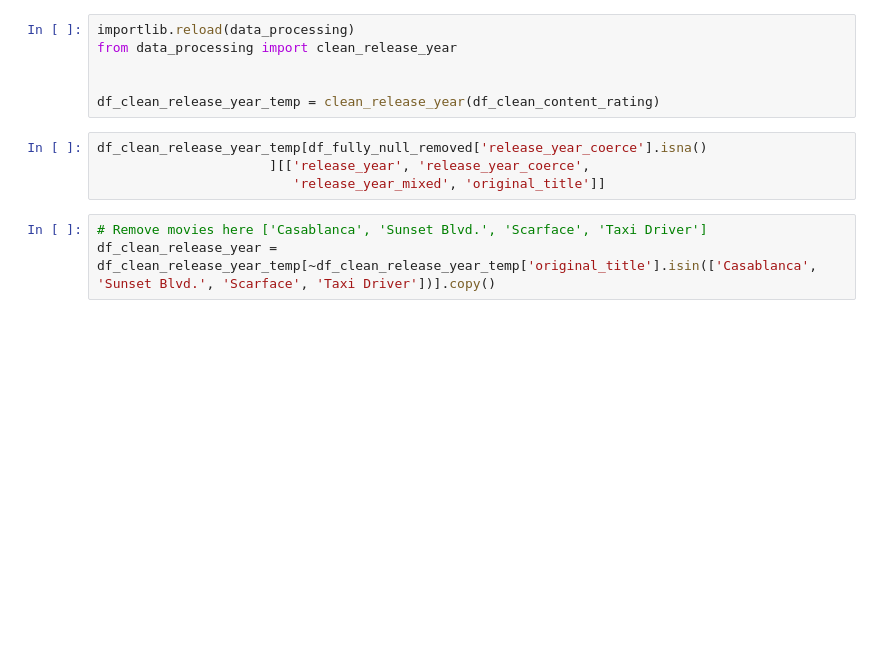
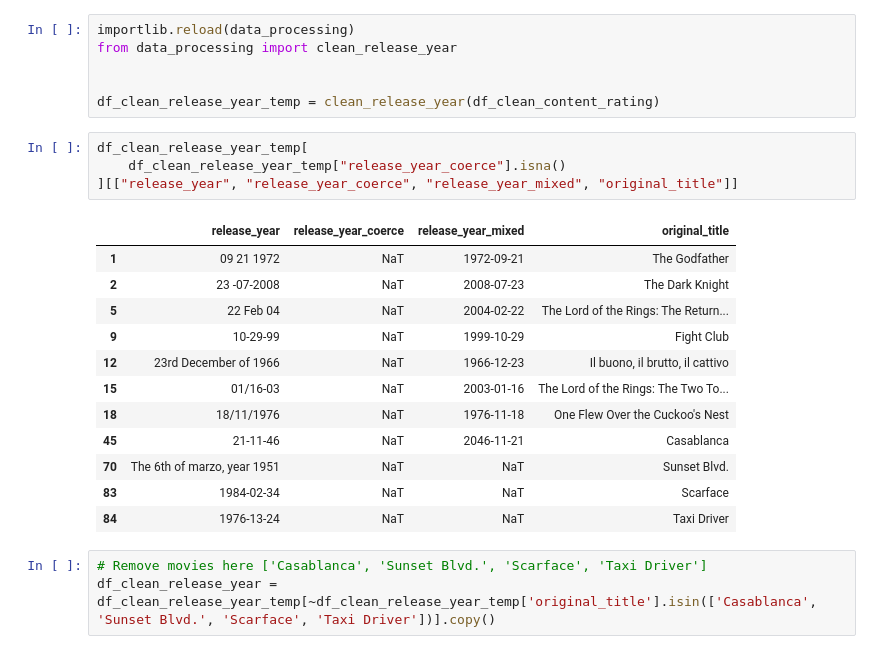
Before and after one commit to mkahlon20/introlpython, a Jupyter notebook: week_7_data_cleaning_matrix.ipynb, the cells around one changed output. Cells and saved outputs as stored; diff of their text form; blank space fills up the shorter version.

```diff
--- a/week_7_data_cleaning_matrix.ipynb
+++ b/week_7_data_cleaning_matrix.ipynb
@@ -172,9 +212,22 @@ from data_processing import clean_release_year
 
 df_clean_release_year_temp = clean_release_year(df_clean_content_rating)
 # %%
-df_clean_release_year_temp[df_fully_null_removed['release_year_coerce'].isna()
-                      ][['release_year', 'release_year_coerce',
-                         'release_year_mixed', 'original_title']]
+df_clean_release_year_temp[
+    df_clean_release_year_temp["release_year_coerce"].isna()
+][["release_year", "release_year_coerce", "release_year_mixed", "original_title"]]
+# %% [output]
+|  | release_year | release_year_coerce | release_year_mixed | original_title |
+| 1 | 09 21 1972 | NaT | 1972-09-21 | The Godfather |
+| 2 | 23 -07-2008 | NaT | 2008-07-23 | The Dark Knight |
+| 5 | 22 Feb 04 | NaT | 2004-02-22 | The Lord of the Rings: The Return... |
+| 9 | 10-29-99 | NaT | 1999-10-29 | Fight Club |
+| 12 | 23rd December of 1966 | NaT | 1966-12-23 | Il buono, il brutto, il cattivo |
+| 15 | 01/16-03 | NaT | 2003-01-16 | The Lord of the Rings: The Two To... |
+| 18 | 18/11/1976 | NaT | 1976-11-18 | One Flew Over the Cuckoo's Nest |
+| 45 | 21-11-46 | NaT | 2046-11-21 | Casablanca |
+| 70 | The 6th of marzo, year 1951 | NaT | NaT | Sunset Blvd. |
+| 83 | 1984-02-34 | NaT | NaT | Scarface |
+| 84 | 1976-13-24 | NaT | NaT | Taxi Driver |
 # %%
 # Remove movies here ['Casablanca', 'Sunset Blvd.', 'Scarface', 'Taxi Driver']
 df_clean_release_year = df_clean_release_year_temp[~df_clean_release_year_temp['original_title'].isin(['Casablanca', 'Sunset Blvd.', 'Scarface', 'Taxi Driver'])].copy()
```
Also changed, not shown: parts of 11 cells of this notebook, 10 other files.
